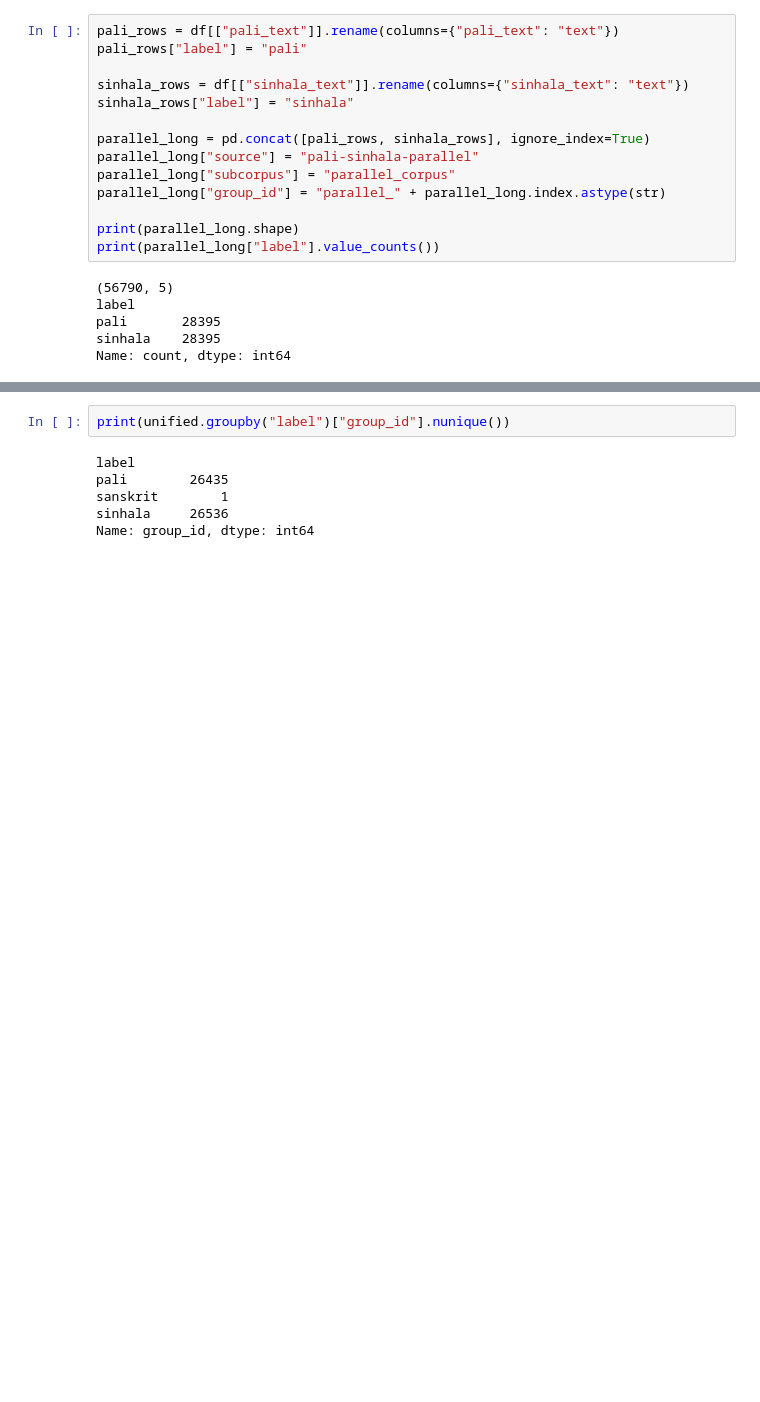
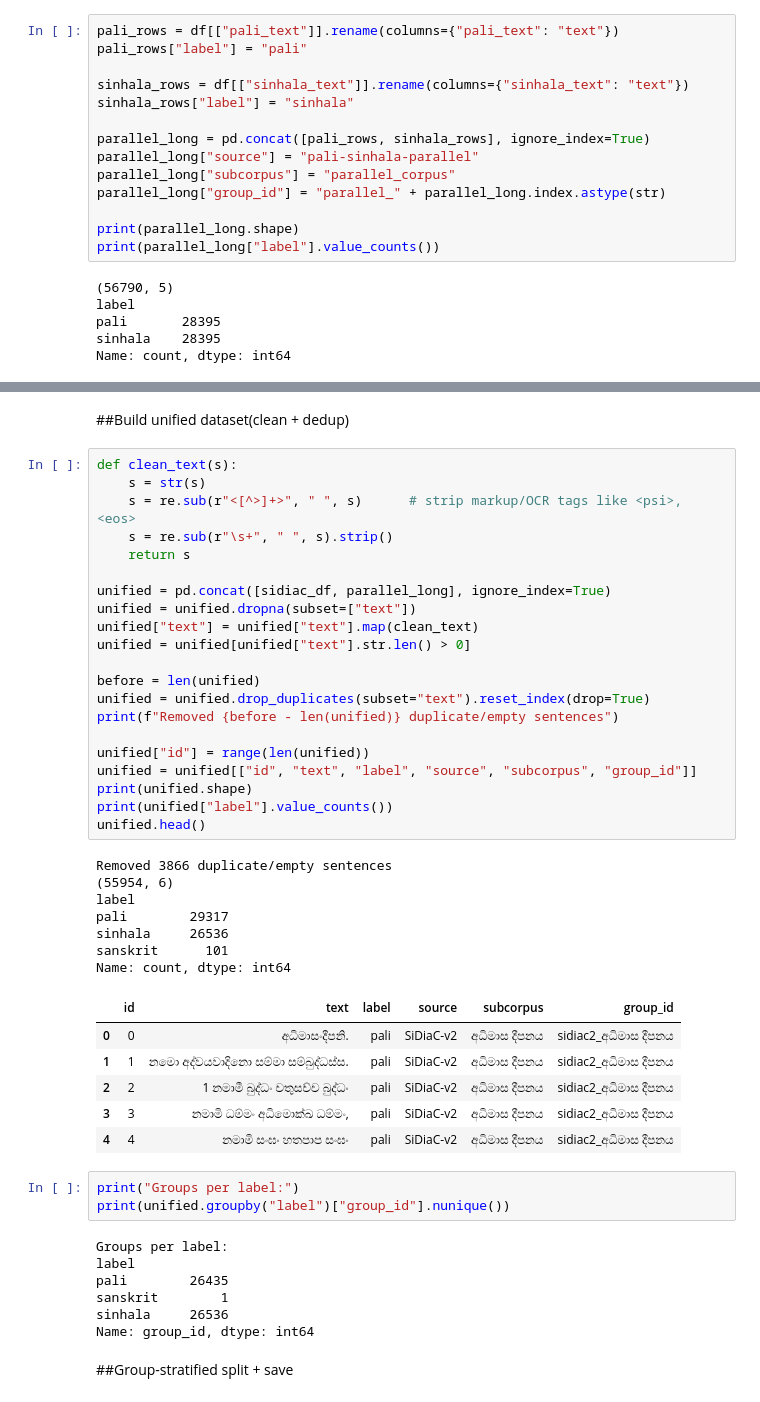
Before and after one commit to Maleesha-K/Sinhala-Script-Language-Identification-LangID-for-Sinhala-Pali-and-Sanskrit, a Jupyter notebook: LangID.ipynb, the cells around one changed output, grey strips where cells are left out. Saved outputs shown, nothing was run; the diff lists cells and outputs as text; blank space fills up the shorter version.

```diff
--- a/LangID.ipynb
+++ b/LangID.ipynb
@@ -204,9 +202,50 @@ Name: count, dtype: int64
+# %% [markdown]
+##Build unified dataset(clean + dedup)
+# %%
+def clean_text(s):
+    s = str(s)
+    s = re.sub(r"<[^>]+>", " ", s)      # strip markup/OCR tags like <psi>, <eos>
+    s = re.sub(r"\s+", " ", s).strip()
+    return s
+
+unified = pd.concat([sidiac_df, parallel_long], ignore_index=True)
+unified = unified.dropna(subset=["text"])
+unified["text"] = unified["text"].map(clean_text)
+unified = unified[unified["text"].str.len() > 0]
+
+before = len(unified)
+unified = unified.drop_duplicates(subset="text").reset_index(drop=True)
+print(f"Removed {before - len(unified)} duplicate/empty sentences")
+
+unified["id"] = range(len(unified))
+unified = unified[["id", "text", "label", "source", "subcorpus", "group_id"]]
+print(unified.shape)
+print(unified["label"].value_counts())
+unified.head()
+# %% [output]
+Removed 3866 duplicate/empty sentences
+(55954, 6)
+label
+pali        29317
+sinhala     26536
+sanskrit      101
+Name: count, dtype: int64
+|  | id | text | label | source | subcorpus | group_id |
+| 0 | 0 | අධිමාසංදීපනි. | pali | SiDiaC-v2 | අධිමාස දීපනය | sidiac2_අධිමාස දීපනය |
+| 1 | 1 | නමො අද්වයවාදිනො සම්මා සම්බුද්ධස්ස. | pali | SiDiaC-v2 | අධිමාස දීපනය | sidiac2_අධිමාස දීපනය |
+| 2 | 2 | 1 නමාමී බුද්ධං චතුසච්ච බුද්ධං | pali | SiDiaC-v2 | අධිමාස දීපනය | sidiac2_අධිමාස දීපනය |
+| 3 | 3 | නමාමි ධම්මං අධිමොක්ඛ ධම්මං, | pali | SiDiaC-v2 | අධිමාස දීපනය | sidiac2_අධිමාස දීපනය |
+| 4 | 4 | නමාමි සංඝං හතපාප සංඝං | pali | SiDiaC-v2 | අධිමාස දීපනය | sidiac2_අධිමාස දීපනය |
 # %%
+print("Groups per label:")
 print(unified.groupby("label")["group_id"].nunique())
 # %% [output]
+Groups per label:
 label
 pali        26435
 sanskrit        1
 sinhala     26536
 Name: group_id, dtype: int64
+# %% [markdown]
+##Group-stratified split + save
 # %%
```
Also changed, not shown: parts of 38 cells of this notebook.
